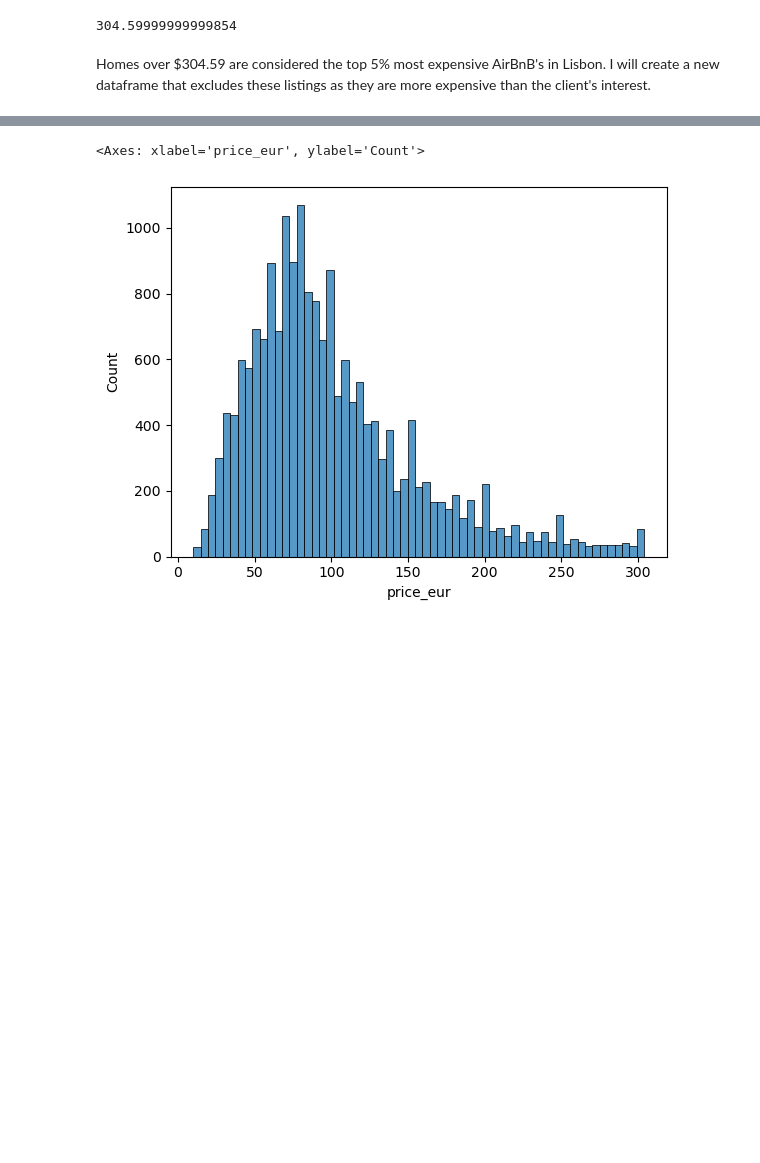
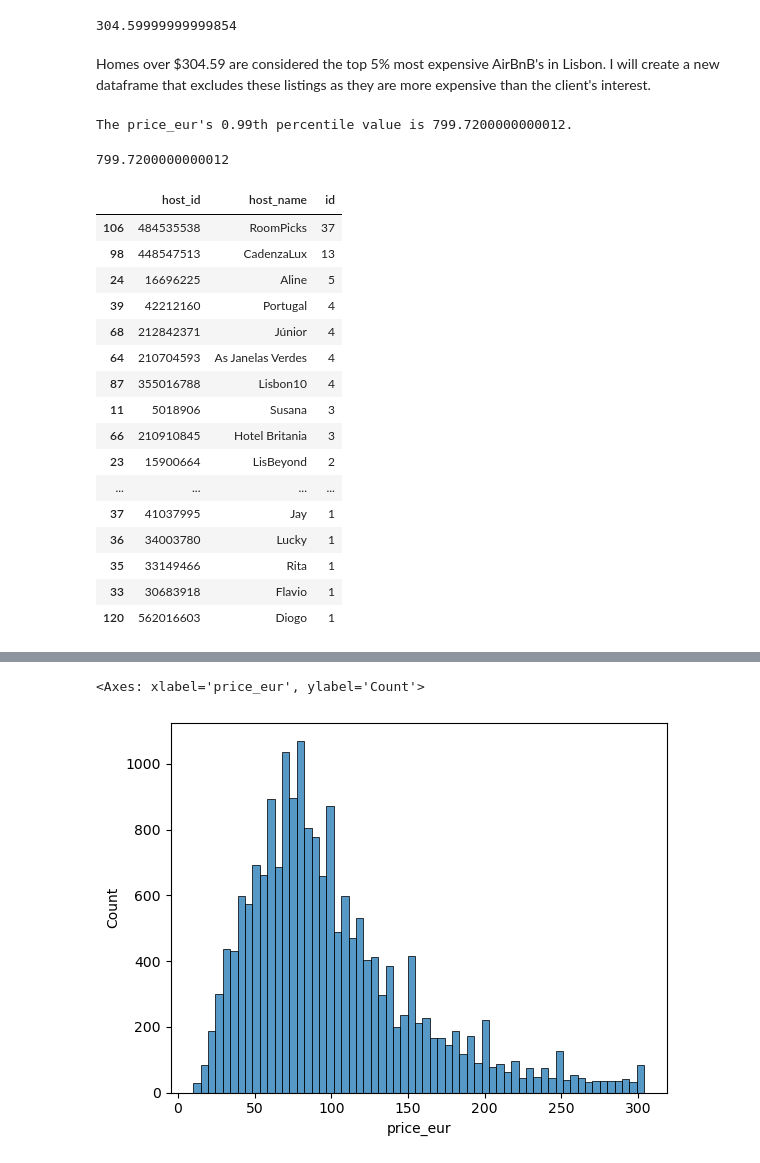
Before and after one commit to dezertdweller/streamlit-lisbon-airbnb-analysis, a Jupyter notebook: airbnb_data_cleaning.ipynb, the cells around one changed output, grey strips where cells are left out. Saved outputs shown, nothing was run; the diff lists cells and outputs as text; code cells hidden in the pictures; blank space fills up the shorter version.

Commit message:
Continued analyzing lisbon data.

```diff
--- a/airbnb_data_cleaning.ipynb
+++ b/airbnb_data_cleaning.ipynb
@@ -144,3 +135,31 @@ The price_eur's 0.95th percentile value is 304.59999999999854.
 304.59999999999854
 # %% [markdown]
 Homes over $304.59 are considered the top 5% most expensive AirBnB's in Lisbon. I will create a new dataframe that excludes these listings as they are more expensive than the client's interest.
+# %%
+top_1_perc = du.calculate_percentile(df, 'price_eur', 0.99)
+top_1_perc
+# %% [output]
+The price_eur's 0.99th percentile value is 799.7200000000012.
+799.7200000000012
+# %%
+df_most_expensive = df[df['price_eur'] >= top_1_perc]
+df_hosts_expensive = df_most_expensive.groupby(['host_id','host_name'])['id'].count().reset_index()
+df_hosts_expensive.sort_values('id', ascending=False)
+# %% [output]
+|  | host_id | host_name | id |
+| 106 | 484535538 | RoomPicks | 37 |
+| 98 | 448547513 | CadenzaLux | 13 |
+| 24 | 16696225 | Aline | 5 |
+| 39 | 42212160 | Portugal | 4 |
+| 68 | 212842371 | Júnior | 4 |
+| 64 | 210704593 | As Janelas Verdes | 4 |
+| 87 | 355016788 | Lisbon10 | 4 |
+| 11 | 5018906 | Susana | 3 |
+| 66 | 210910845 | Hotel Britania | 3 |
+| 23 | 15900664 | LisBeyond | 2 |
+| ... | ... | ... | ... |
+| 37 | 41037995 | Jay | 1 |
+| 36 | 34003780 | Lucky | 1 |
+| 35 | 33149466 | Rita | 1 |
+| 33 | 30683918 | Flavio | 1 |
+| 120 | 562016603 | Diogo | 1 |
```
Also changed, not shown: parts of 11 cells of this notebook, 3 other files.
